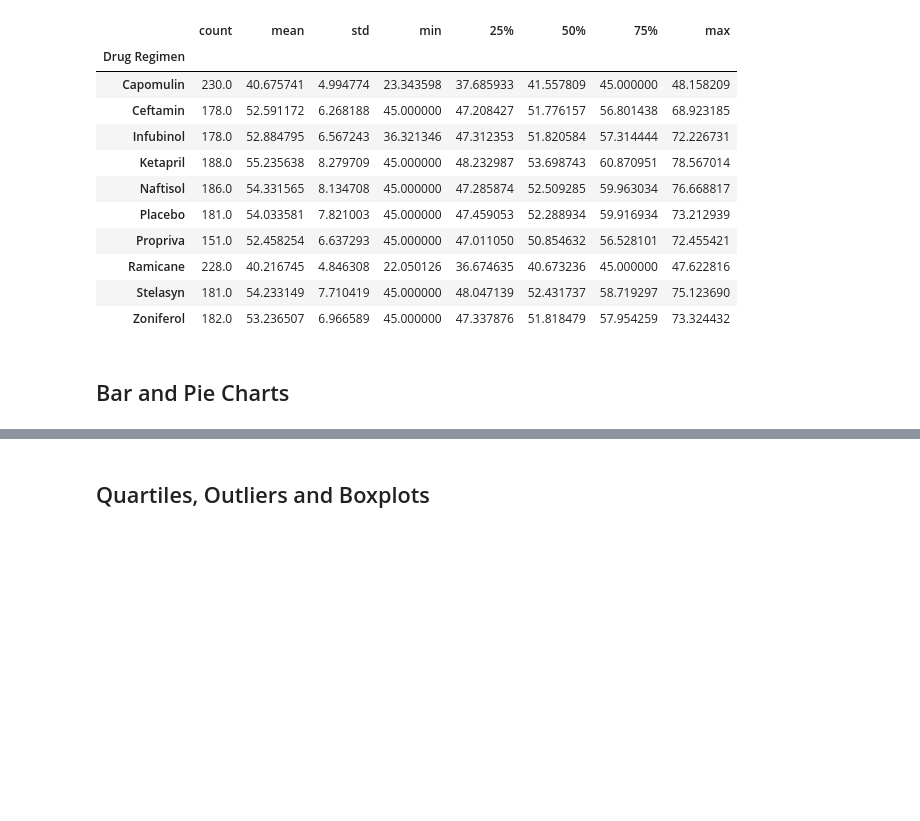
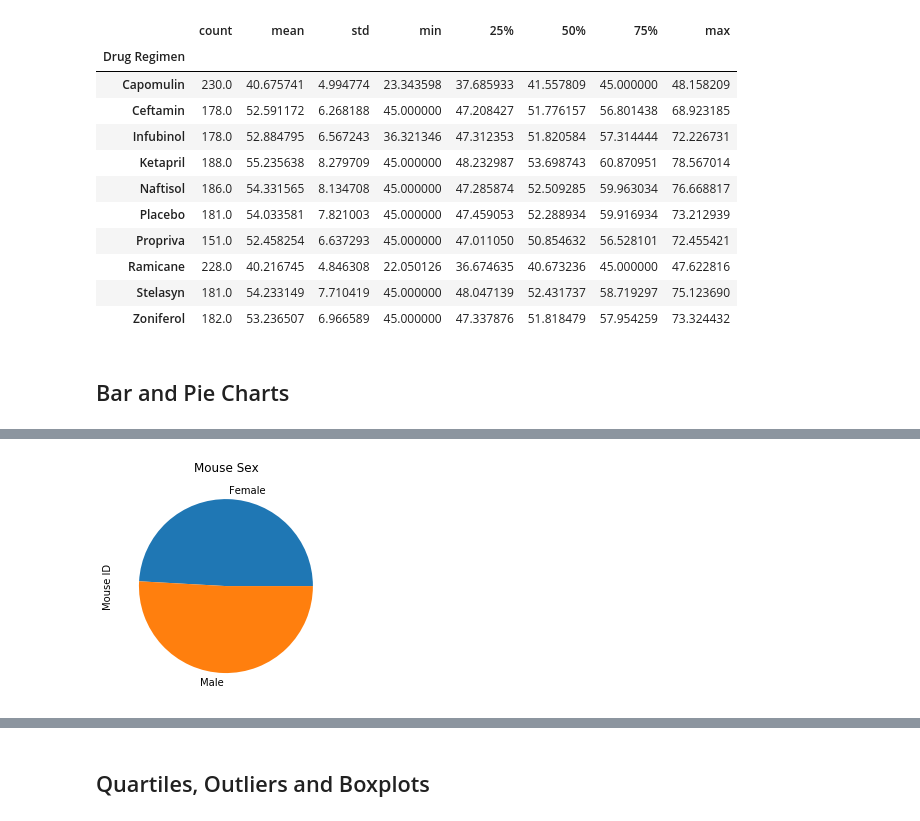
Before and after one commit to AmyAndersson/Pymaceuticals, a Jupyter notebook: pymaceuticals_starter.ipynb, the cells around one changed output, grey strips where cells are left out. Cells and saved outputs as stored; diff of their text form; code cells hidden in the pictures; blank space fills up the shorter version.

```diff
--- a/pymaceuticals_starter.ipynb
+++ b/pymaceuticals_starter.ipynb
@@ -188 +201,9 @@ TypeError: 'DataFrameGroupBy' object is not callable
+# %%
+# Generate a pie plot showing the distribution of female versus male mice using pandas
+mice_sex= clean_mouse_df.groupby("Sex")
+sex_count= mice_sex["Mouse ID"].count()
+colour=["pink", "blue"]
+sex_count.plot(kind="pie", title="Mouse Sex");
+# %% [output]
+[figure, added]
 # %%
```
Also changed, not shown: parts of 15 cells of this notebook.
